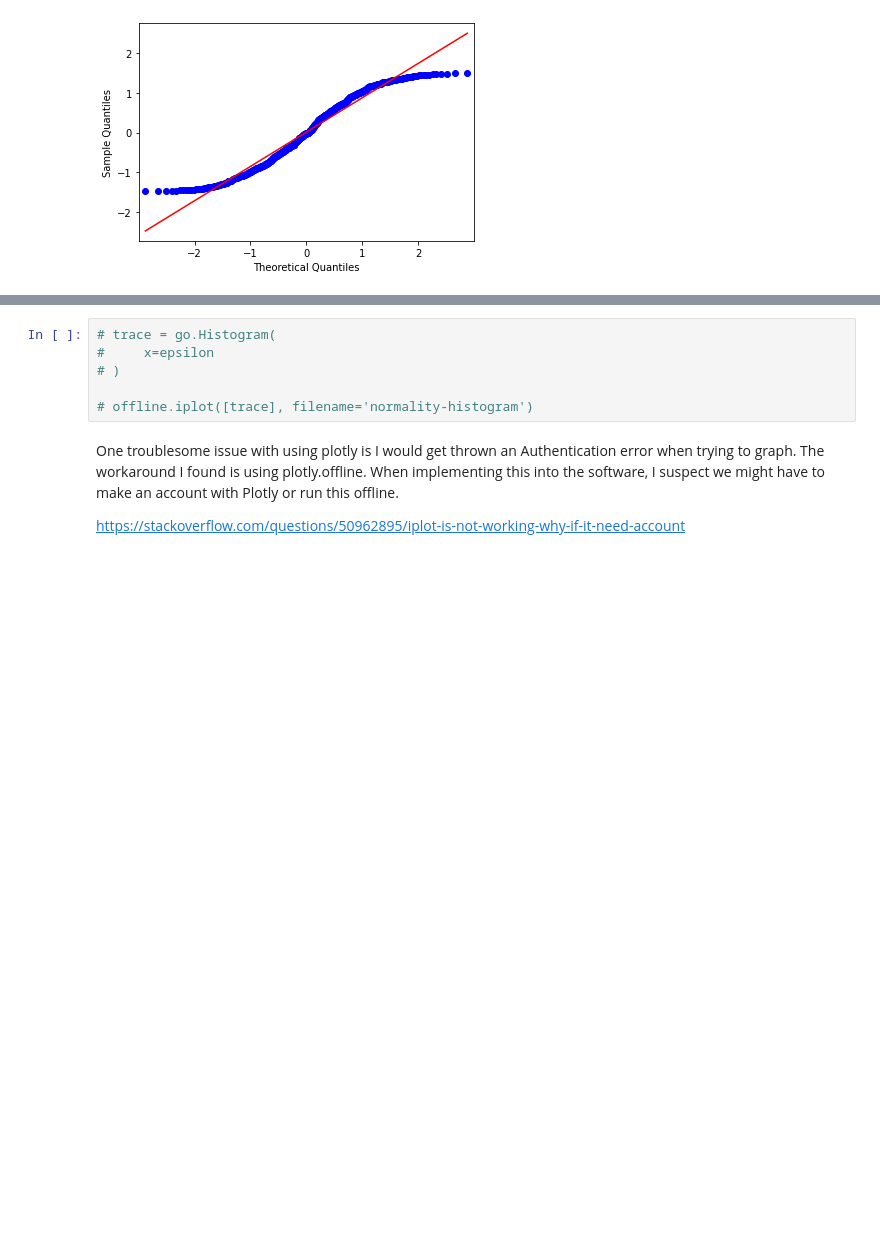
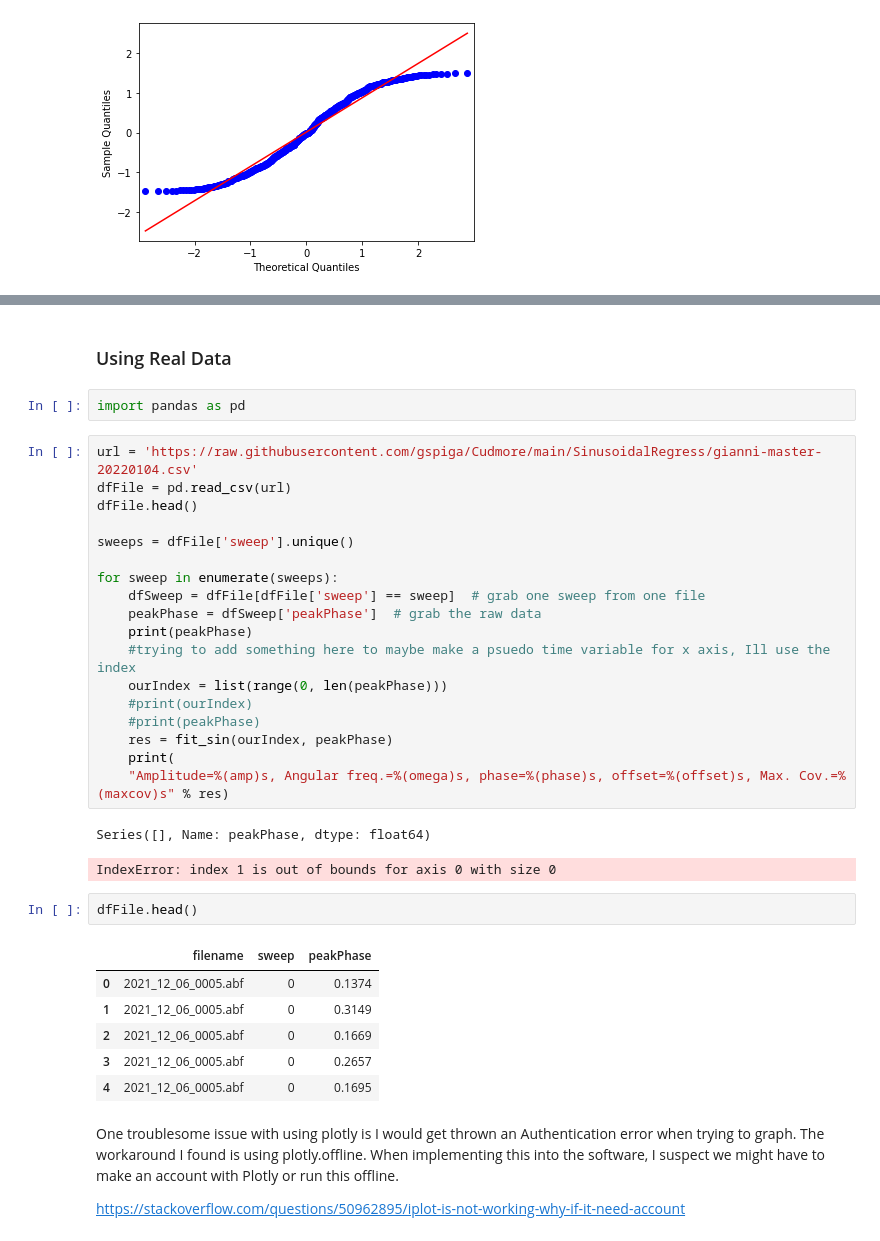
Before and after one commit to gspiga/Cudmore, a Jupyter notebook: SinusoidalRegress/Sinusoidal Regression Testing.ipynb, the cells around one changed output, grey strips where cells are left out. Cells and saved outputs as stored; diff of their text form; blank space fills up the shorter version.

Commit message:
Working on fitting real data set

```diff
--- a/SinusoidalRegress/Sinusoidal Regression Testing.ipynb
+++ b/SinusoidalRegress/Sinusoidal Regression Testing.ipynb
@@ -283,12 +283,40 @@ fig['layout'].update({
 offline.iplot(fig, filename='normality-QQ')
 # %% [output]
 [interactive output not drawn]
-# %%
-# trace = go.Histogram(
-#     x=epsilon
-# )
-
-# offline.iplot([trace], filename='normality-histogram')
+# %% [markdown]
+### Using Real Data
+# %%
+import pandas as pd
+# %%
+url = 'https://raw.githubusercontent.com/gspiga/Cudmore/main/SinusoidalRegress/gianni-master-20220104.csv'
+dfFile = pd.read_csv(url)
+dfFile.head()
+
+sweeps = dfFile['sweep'].unique()
+
+for sweep in enumerate(sweeps):
+    dfSweep = dfFile[dfFile['sweep'] == sweep]  # grab one sweep from one file
+    peakPhase = dfSweep['peakPhase']  # grab the raw data
+    print(peakPhase)
+    #trying to add something here to maybe make a psuedo time variable for x axis, Ill use the index
+    ourIndex = list(range(0, len(peakPhase)))
+    #print(ourIndex)
+    #print(peakPhase)
+    res = fit_sin(ourIndex, peakPhase)
+    print(
+    "Amplitude=%(amp)s, Angular freq.=%(omega)s, phase=%(phase)s, offset=%(offset)s, Max. Cov.=%(maxcov)s" % res)
+# %% [output]
+Series([], Name: peakPhase, dtype: float64)
+IndexError: index 1 is out of bounds for axis 0 with size 0
+# %%
+dfFile.head()
+# %% [output]
+|  | filename | sweep | peakPhase |
+| 0 | 2021_12_06_0005.abf | 0 | 0.1374 |
+| 1 | 2021_12_06_0005.abf | 0 | 0.3149 |
+| 2 | 2021_12_06_0005.abf | 0 | 0.1669 |
+| 3 | 2021_12_06_0005.abf | 0 | 0.2657 |
+| 4 | 2021_12_06_0005.abf | 0 | 0.1695 |
 # %% [markdown]
 One troublesome issue with using plotly is I would get thrown an Authentication error when trying to graph. The workaround I found is using plotly.offline. When implementing this into the software, I suspect we might have to make an account with Plotly or run this offline.
 
```
Also changed, not shown: parts of 4 cells of this notebook, 1 other file.
